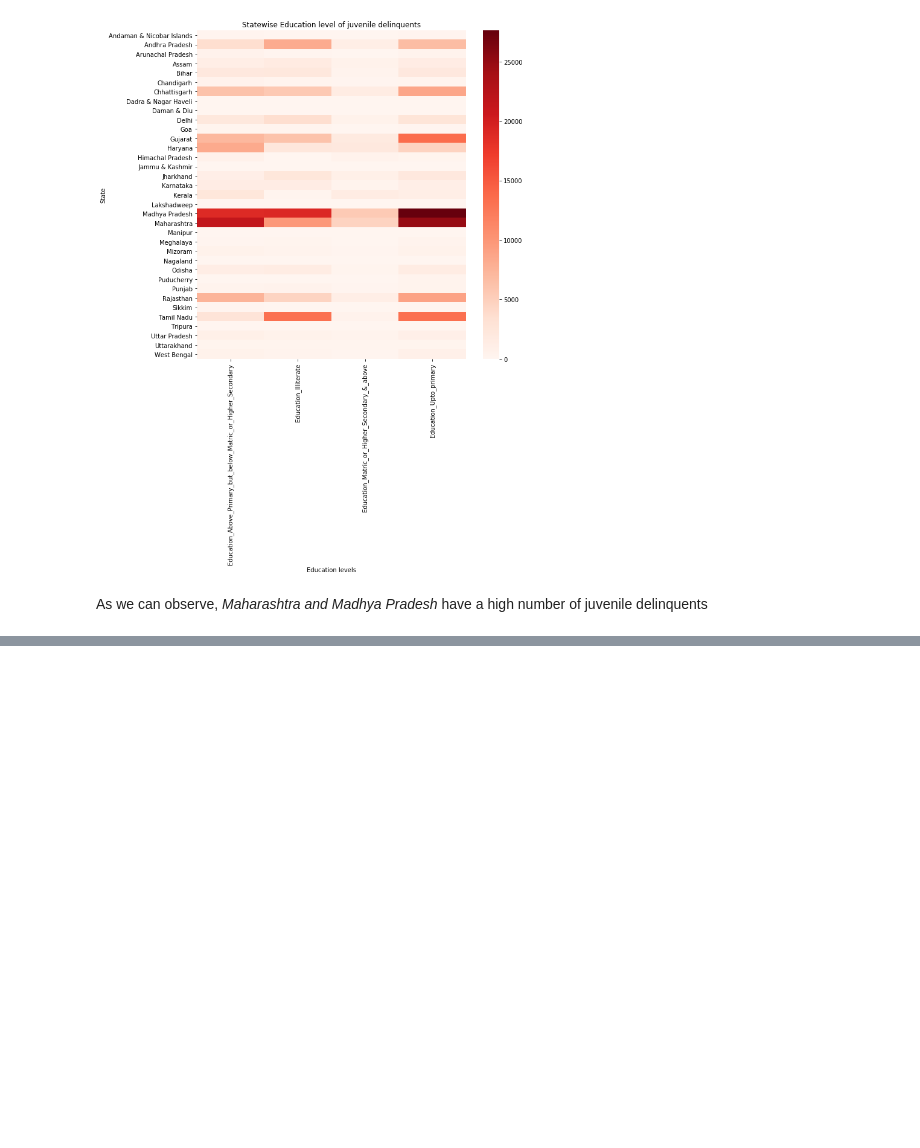
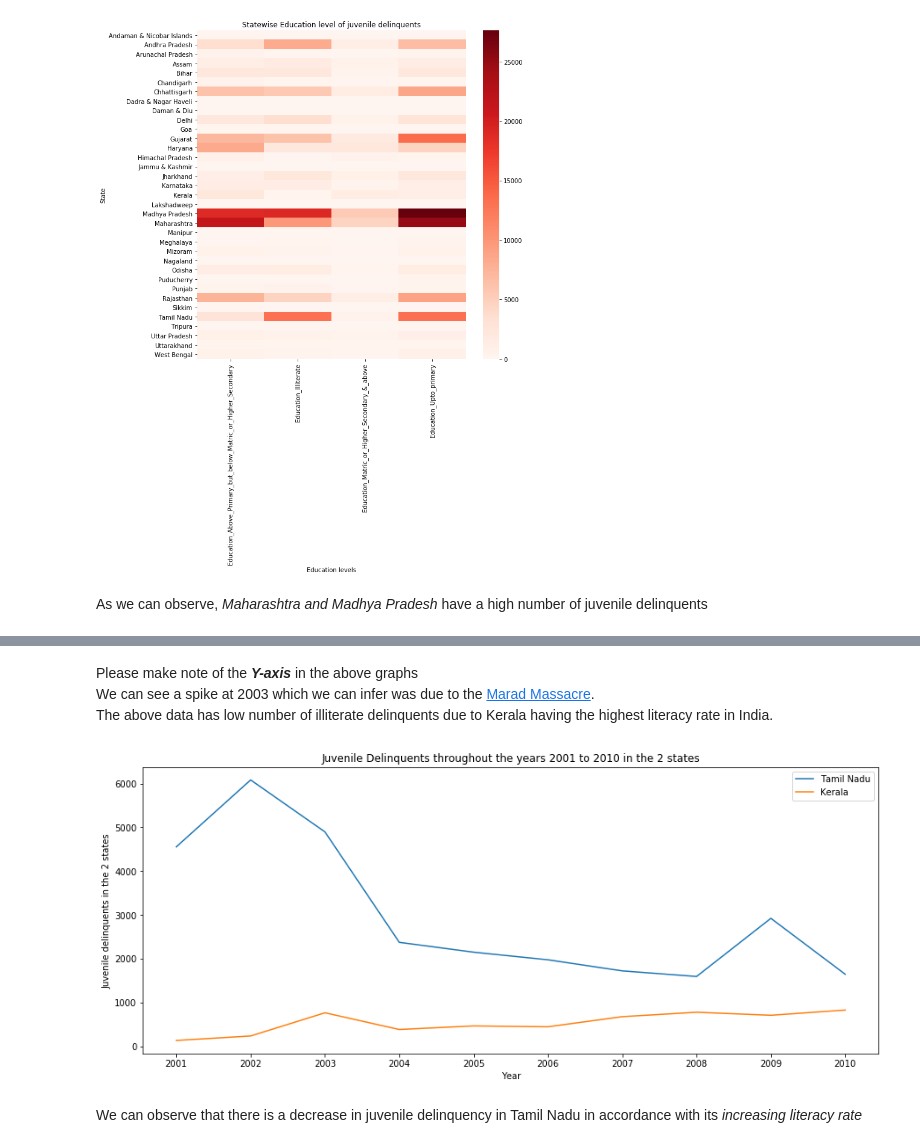
Before and after one commit to ManuMBhat/Crimes-in-India, a Jupyter notebook: Juvenile Education.ipynb, the cells around one changed output, grey strips where cells are left out. Drawn from its saved outputs; the diff is of its cells as text; code cells hidden in the pictures; blank space fills up the shorter version.

```diff
--- a/Juvenile Education.ipynb
+++ b/Juvenile Education.ipynb
@@ -66,0 +131,16 @@ As we can observe, *Maharashtra and Madhya Pradesh* have a high number of juveni
+# %% [markdown]
+Please make note of the <b>*Y-axis*</b> in the above graphs<br>
+We can see a spike at 2003 which we can infer was due to the <a href='https://en.wikipedia.org/wiki/Marad_massacre'>Marad Massacre</a>.<br>
+The above data has low number of illiterate delinquents due to Kerala having the highest literacy rate in India.
+# %%
+plt.subplots(figsize = (15,6))
+disp = edu_tn_by_year['Education_Total'].plot(legend=True, label='Tamil Nadu')
+disp = edu_kr_by_year['Education_Total'].plot(legend=True, label='Kerala')
+disp.xaxis.set_ticks(np.arange(2001,2011,1))
+disp.set(xlabel = "Year", ylabel = 'Juvenile delinquents in the 2 states',
+       title = 'Juvenile Delinquents throughout the years 2001 to 2010 in the 2 states')
+plt.show()
+# %% [output]
+[figure, added]
+# %% [markdown]
+We can observe that there is a decrease in juvenile delinquency in Tamil Nadu in accordance with its *increasing literacy rate*
```
Also changed, not shown: parts of 7 cells of this notebook.
